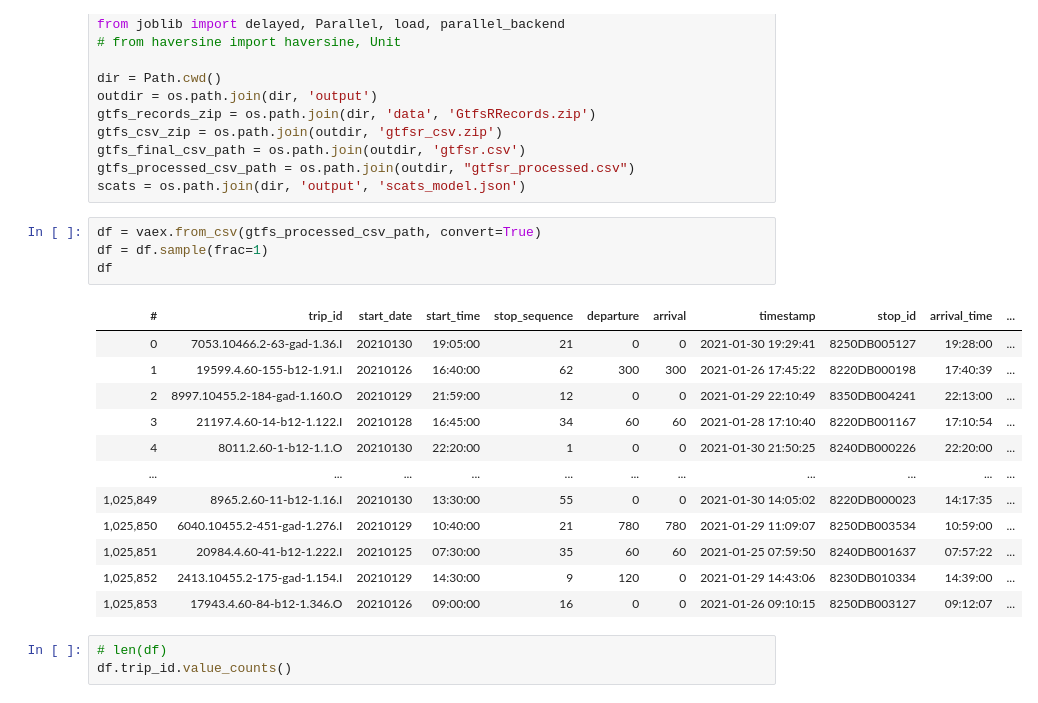
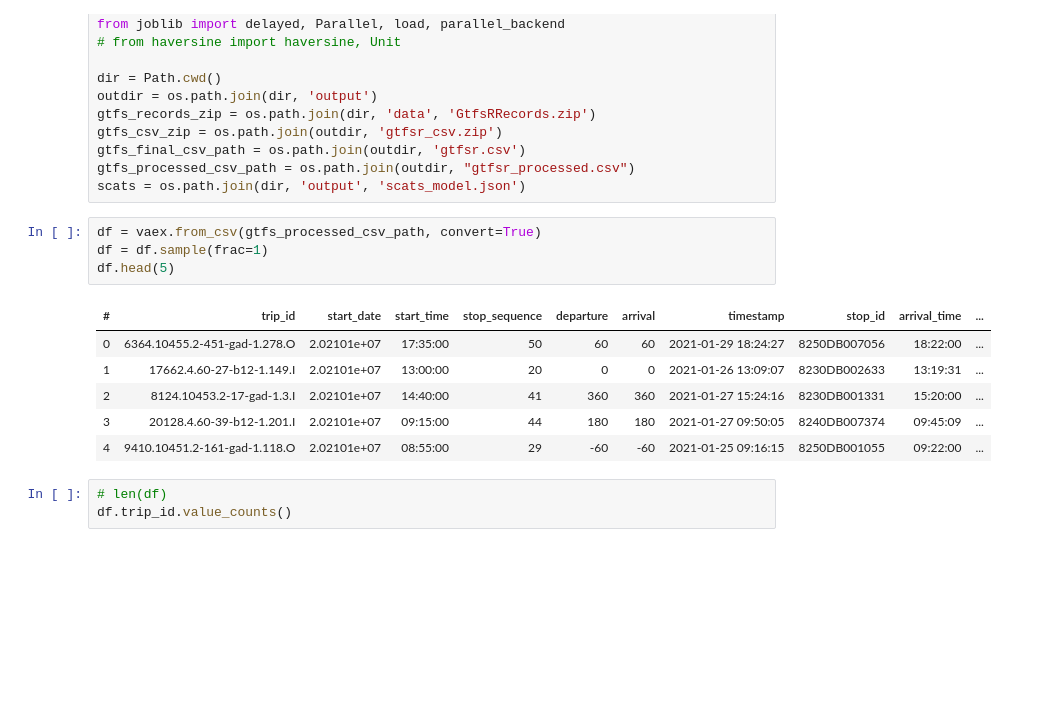
Before and after one commit to Drakodav/backend_d-dub, a Jupyter notebook: ml/processing/gtfsr_create_model.ipynb, the cells around one changed output. Saved outputs shown, nothing was run; the diff lists cells and outputs as text; blank space fills up the shorter version.

```diff
--- a/ml/processing/gtfsr_create_model.ipynb
+++ b/ml/processing/gtfsr_create_model.ipynb
@@ -26,20 +26,14 @@ scats = os.path.join(dir, 'output', 'scats_model.json')
 # %%
 df = vaex.from_csv(gtfs_processed_csv_path, convert=True)
 df = df.sample(frac=1)
-df
+df.head(5)
 # %% [output]
 | # | trip_id | start_date | start_time | stop_sequence | departure | arrival | timestamp | stop_id | arrival_time | ... |
-| 0 | 7053.10466.2-63-gad-1.36.I | 20210130 | 19:05:00 | 21 | 0 | 0 | 2021-01-30 19:29:41 | 8250DB005127 | 19:28:00 | ... |
-| 1 | 19599.4.60-155-b12-1.91.I | 20210126 | 16:40:00 | 62 | 300 | 300 | 2021-01-26 17:45:22 | 8220DB000198 | 17:40:39 | ... |
-| 2 | 8997.10455.2-184-gad-1.160.O | 20210129 | 21:59:00 | 12 | 0 | 0 | 2021-01-29 22:10:49 | 8350DB004241 | 22:13:00 | ... |
-| 3 | 21197.4.60-14-b12-1.122.I | 20210128 | 16:45:00 | 34 | 60 | 60 | 2021-01-28 17:10:40 | 8220DB001167 | 17:10:54 | ... |
-| 4 | 8011.2.60-1-b12-1.1.O | 20210130 | 22:20:00 | 1 | 0 | 0 | 2021-01-30 21:50:25 | 8240DB000226 | 22:20:00 | ... |
-| ... | ... | ... | ... | ... | ... | ... | ... | ... | ... | ... |
-| 1,025,849 | 8965.2.60-11-b12-1.16.I | 20210130 | 13:30:00 | 55 | 0 | 0 | 2021-01-30 14:05:02 | 8220DB000023 | 14:17:35 | ... |
-| 1,025,850 | 6040.10455.2-451-gad-1.276.I | 20210129 | 10:40:00 | 21 | 780 | 780 | 2021-01-29 11:09:07 | 8250DB003534 | 10:59:00 | ... |
-| 1,025,851 | 20984.4.60-41-b12-1.222.I | 20210125 | 07:30:00 | 35 | 60 | 60 | 2021-01-25 07:59:50 | 8240DB001637 | 07:57:22 | ... |
-| 1,025,852 | 2413.10455.2-175-gad-1.154.I | 20210129 | 14:30:00 | 9 | 120 | 0 | 2021-01-29 14:43:06 | 8230DB010334 | 14:39:00 | ... |
-| 1,025,853 | 17943.4.60-84-b12-1.346.O | 20210126 | 09:00:00 | 16 | 0 | 0 | 2021-01-26 09:10:15 | 8250DB003127 | 09:12:07 | ... |
+| 0 | 6364.10455.2-451-gad-1.278.O | 2.02101e+07 | 17:35:00 | 50 | 60 | 60 | 2021-01-29 18:24:27 | 8250DB007056 | 18:22:00 | ... |
+| 1 | 17662.4.60-27-b12-1.149.I | 2.02101e+07 | 13:00:00 | 20 | 0 | 0 | 2021-01-26 13:09:07 | 8230DB002633 | 13:19:31 | ... |
+| 2 | 8124.10453.2-17-gad-1.3.I | 2.02101e+07 | 14:40:00 | 41 | 360 | 360 | 2021-01-27 15:24:16 | 8230DB001331 | 15:20:00 | ... |
+| 3 | 20128.4.60-39-b12-1.201.I | 2.02101e+07 | 09:15:00 | 44 | 180 | 180 | 2021-01-27 09:50:05 | 8240DB007374 | 09:45:09 | ... |
+| 4 | 9410.10451.2-161-gad-1.118.O | 2.02101e+07 | 08:55:00 | 29 | -60 | -60 | 2021-01-25 09:16:15 | 8250DB001055 | 09:22:00 | ... |
 # %%
 # len(df)
 df.trip_id.value_counts()
```
Also changed, not shown: parts of 7 cells of this notebook.
